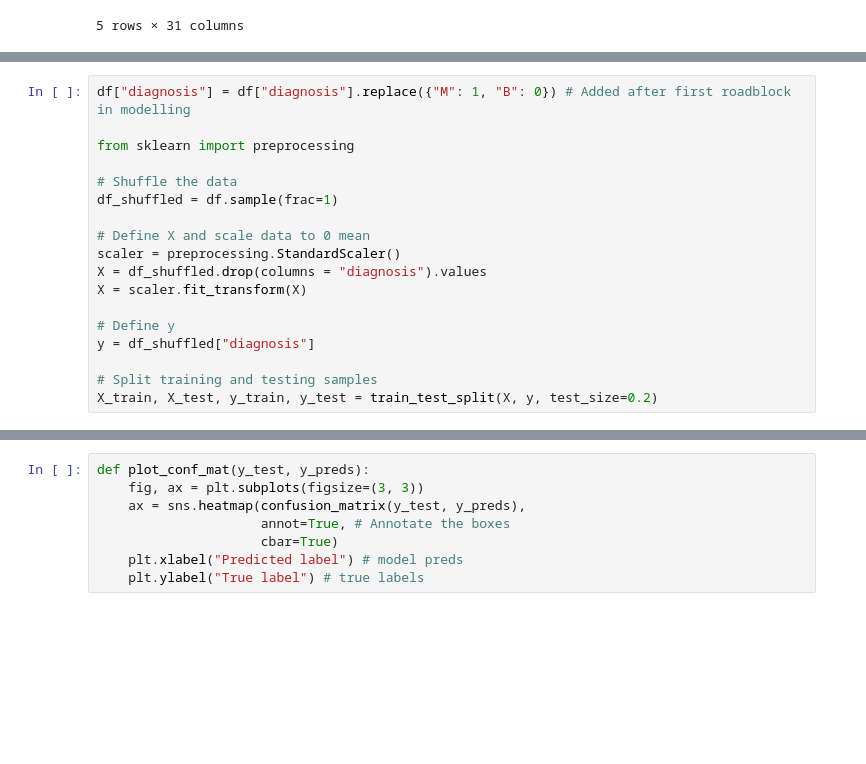
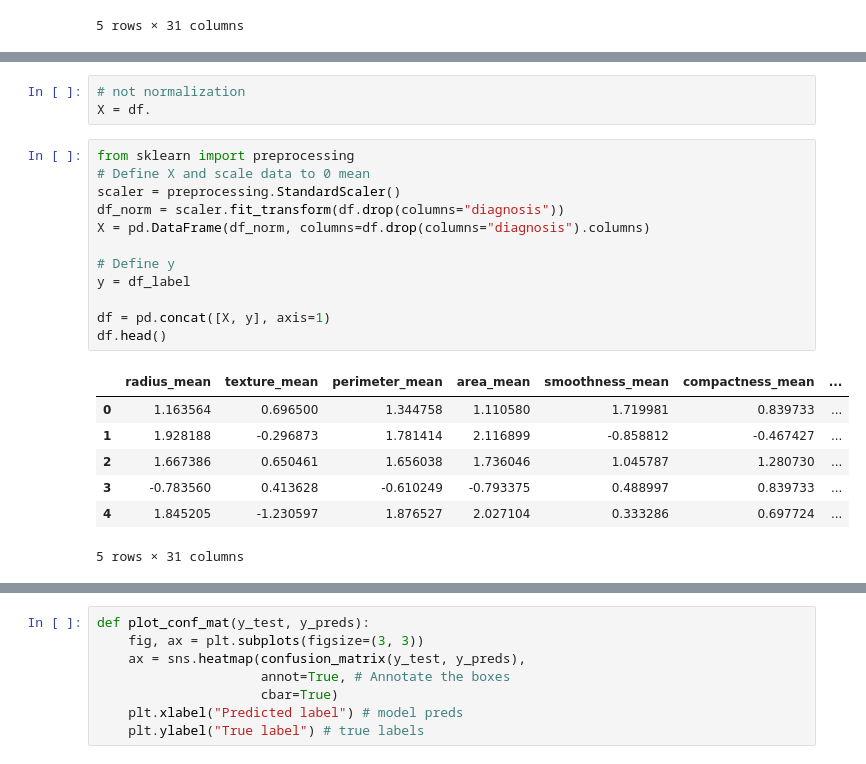
Before and after one commit to calvinyoon/DataScience, a Jupyter notebook: ML Binary Classification Tumor Type.ipynb, the cells around one changed output, grey strips where cells are left out. Saved outputs shown, nothing was run; the diff lists cells and outputs as text; blank space fills up the shorter version.

```diff
--- a/ML Binary Classification Tumor Type.ipynb
+++ b/ML Binary Classification Tumor Type.ipynb
@@ -371,18 +419,23 @@ benign_data = df_ben_no_outlier
+# %%
+# not normalization
+X = df.
 # %%
-df["diagnosis"] = df["diagnosis"].replace({"M": 1, "B": 0}) # Added after first roadblock in modelling
-
 from sklearn import preprocessing
-
-# Shuffle the data
-df_shuffled = df.sample(frac=1)
-
 # Define X and scale data to 0 mean
 scaler = preprocessing.StandardScaler()
-X = df_shuffled.drop(columns = "diagnosis").values
-X = scaler.fit_transform(X)
+df_norm = scaler.fit_transform(df.drop(columns="diagnosis"))
+X = pd.DataFrame(df_norm, columns=df.drop(columns="diagnosis").columns)
 
 # Define y
-y = df_shuffled["diagnosis"]
+y = df_label
 
-# Split training and testing samples
-X_train, X_test, y_train, y_test = train_test_split(X, y, test_size=0.2)
+df = pd.concat([X, y], axis=1)
+df.head()
+# %% [output]
+|  | radius_mean | texture_mean | perimeter_mean | area_mean | smoothness_mean | compactness_mean | ... |
+| 0 | 1.163564 | 0.696500 | 1.344758 | 1.110580 | 1.719981 | 0.839733 | ... |
+| 1 | 1.928188 | -0.296873 | 1.781414 | 2.116899 | -0.858812 | -0.467427 | ... |
+| 2 | 1.667386 | 0.650461 | 1.656038 | 1.736046 | 1.045787 | 1.280730 | ... |
+| 3 | -0.783560 | 0.413628 | -0.610249 | -0.793375 | 0.488997 | 0.839733 | ... |
+| 4 | 1.845205 | -1.230597 | 1.876527 | 2.027104 | 0.333286 | 0.697724 | ... |
+5 rows × 31 columns
```
Also changed, not shown: parts of 36 cells of this notebook.
